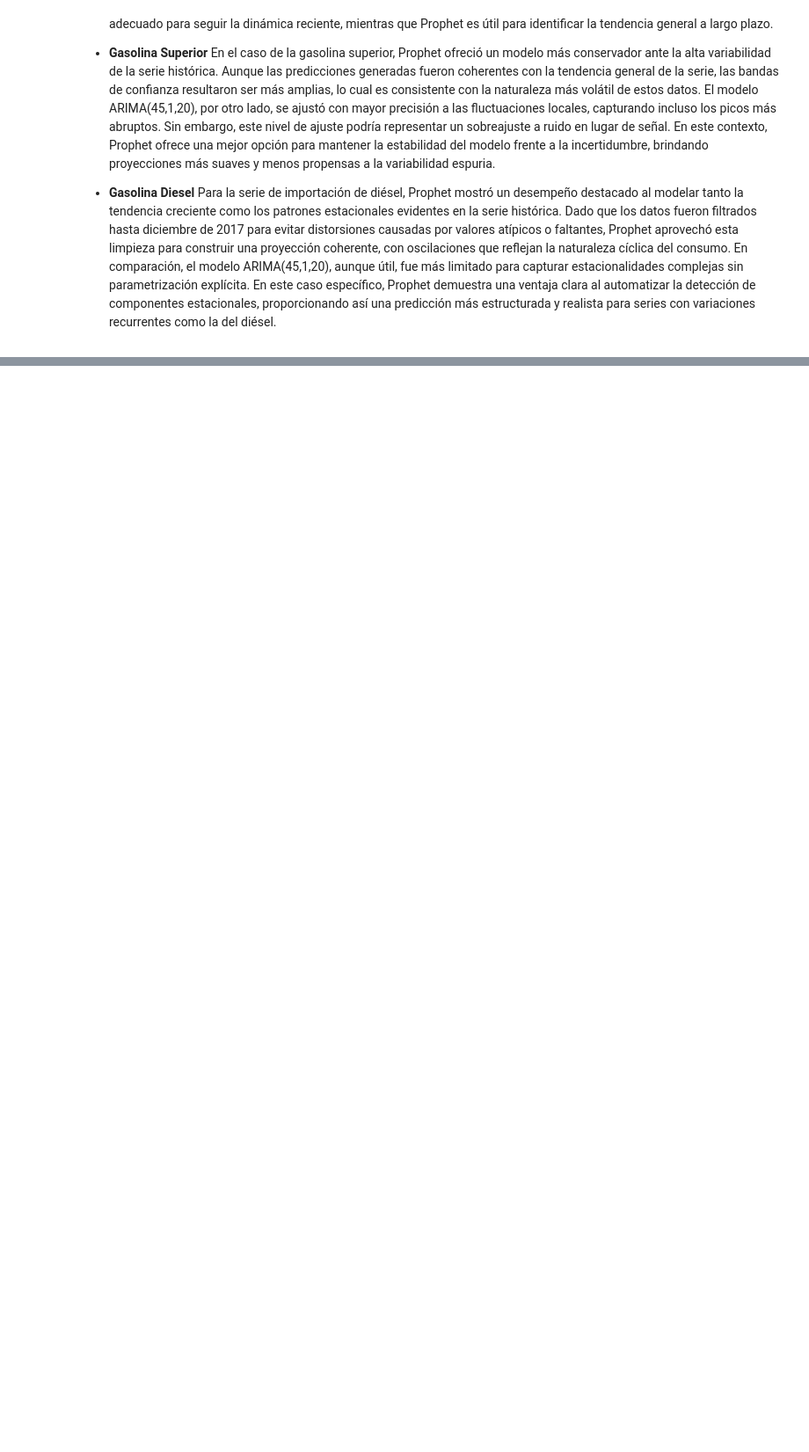
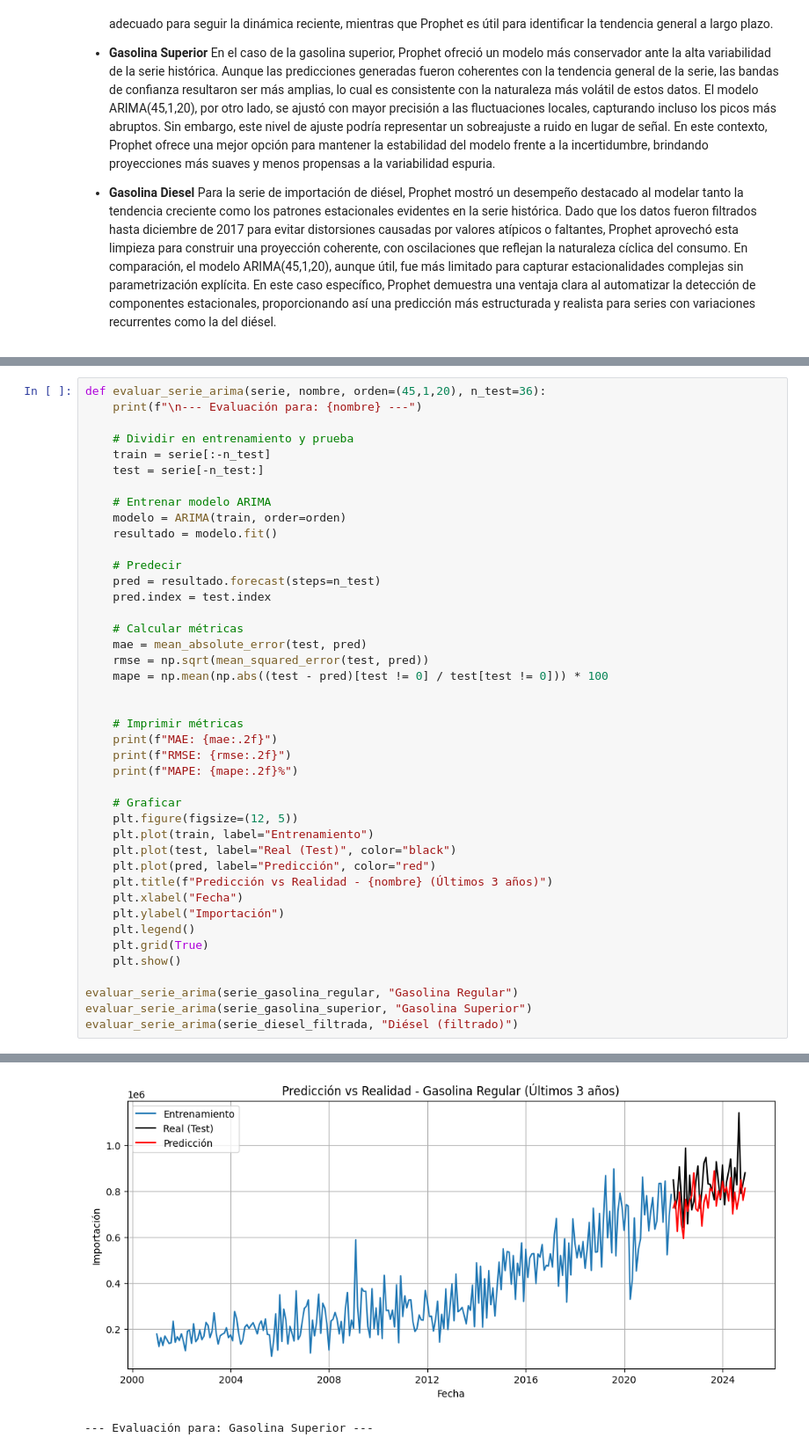
Before and after one commit to Czar272/Lab1_DS, a Jupyter notebook: main.ipynb, the cells around one changed output, grey strips where cells are left out. Shown at 88% size. Drawn from its saved outputs; the diff is of its cells as text; blank space fills up the shorter version.

Commit message:
feat: add predictions for each series

```diff
--- a/main.ipynb
+++ b/main.ipynb
@@ -860,0 +862,43 @@ pronostico_diesel[['ds', 'yhat', 'yhat_lower', 'yhat_upper']].tail()
+# %%
+def evaluar_serie_arima(serie, nombre, orden=(45,1,20), n_test=36):
+    print(f"\n--- Evaluación para: {nombre} ---")
+
+    # Dividir en entrenamiento y prueba
+    train = serie[:-n_test]
+    test = serie[-n_test:]
+
+    # Entrenar modelo ARIMA
+    modelo = ARIMA(train, order=orden)
+    resultado = modelo.fit()
+
+    # Predecir
+    pred = resultado.forecast(steps=n_test)
+    pred.index = test.index
+
+    # Calcular métricas
+    mae = mean_absolute_error(test, pred)
+    rmse = np.sqrt(mean_squared_error(test, pred))
+    mape = np.mean(np.abs((test - pred)[test != 0] / test[test != 0])) * 100
+
+
+    # Imprimir métricas
+    print(f"MAE: {mae:.2f}")
+    print(f"RMSE: {rmse:.2f}")
+    print(f"MAPE: {mape:.2f}%")
+
+    # Graficar
+    plt.figure(figsize=(12, 5))
+    plt.plot(train, label="Entrenamiento")
+    plt.plot(test, label="Real (Test)", color="black")
+    plt.plot(pred, label="Predicción", color="red")
+    plt.title(f"Predicción vs Realidad - {nombre} (Últimos 3 años)")
+    plt.xlabel("Fecha")
+    plt.ylabel("Importación")
+    plt.legend()
+    plt.grid(True)
+    plt.show()
+
+evaluar_serie_arima(serie_gasolina_regular, "Gasolina Regular")
+evaluar_serie_arima(serie_gasolina_superior, "Gasolina Superior")
+evaluar_serie_arima(serie_diesel_filtrada, "Diésel (filtrado)")
+# %% [output]
@@ -860,0 +909,2 @@ pronostico_diesel[['ds', 'yhat', 'yhat_lower', 'yhat_upper']].tail()
+[figure, added]
+--- Evaluación para: Gasolina Superior ---
```
Also changed, not shown: parts of 4 cells of this notebook.
